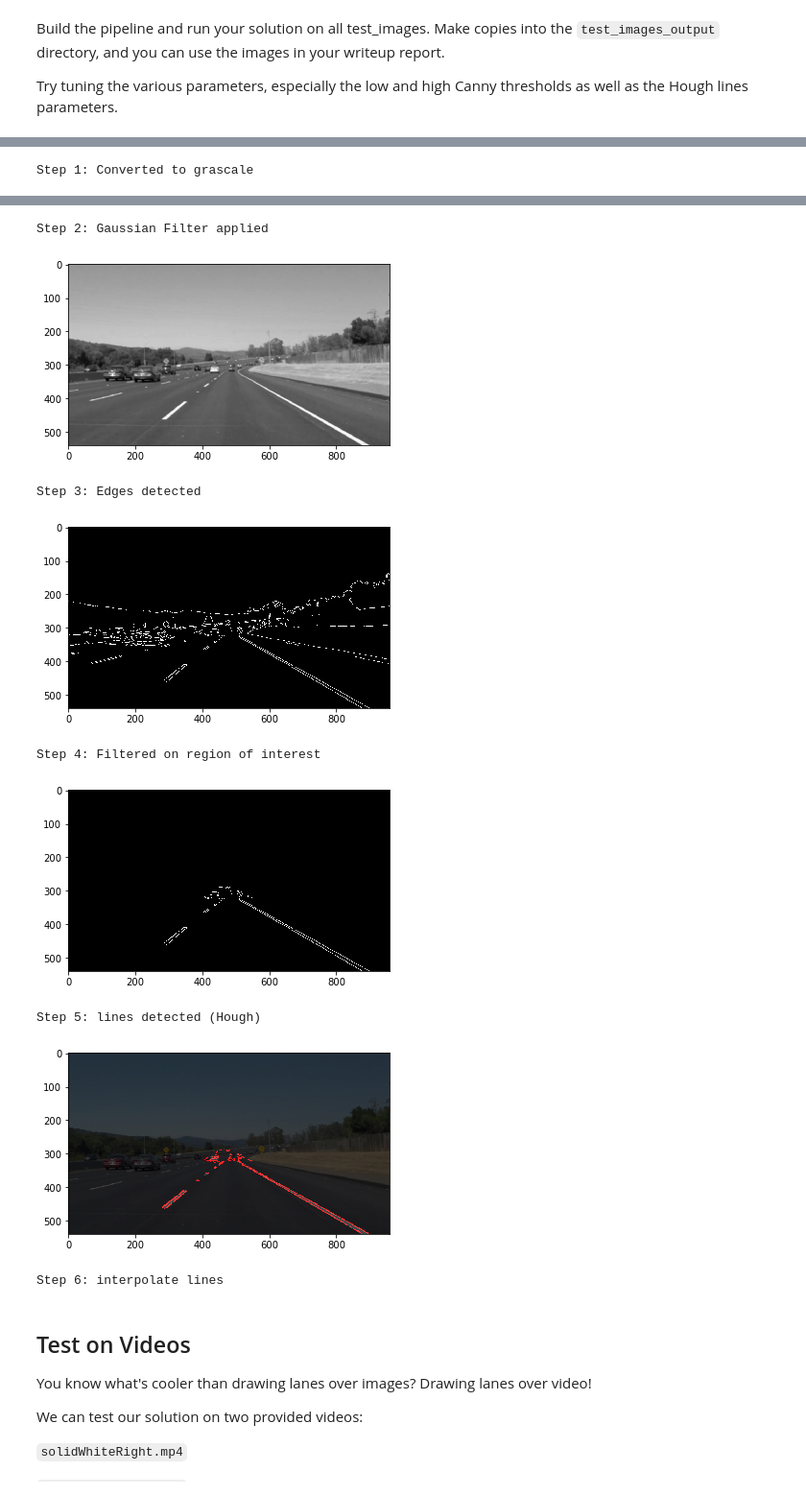
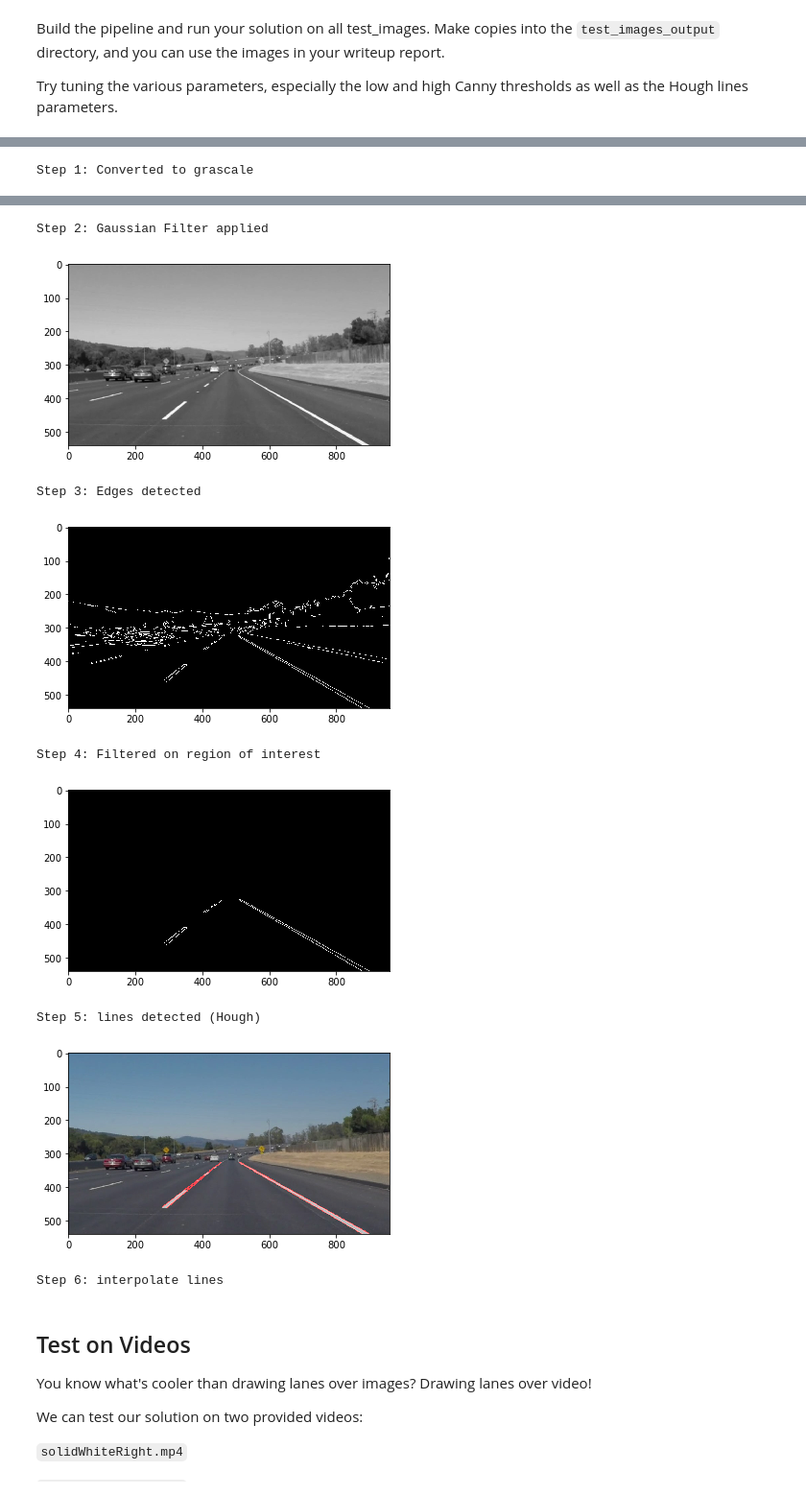
Before and after one commit to andrup/CarND-LaneLines-P1, a Jupyter notebook: P1.ipynb, the cells around one changed output, grey strips where cells are left out. Shown at 96% size. Drawn from its saved outputs; the diff is of its cells as text; code cells hidden in the pictures.

Commit message:
Lane detection ready

```diff
--- a/P1.ipynb
+++ b/P1.ipynb
@@ -195,6 +198,7 @@ Try tuning the various parameters, especially the low and high Canny thresholds
 # %%
 # TODO: Build your pipeline that will draw lane lines on the test_images
 # then save them to the test_images directory.
+
 import sys
 # TODO: Build your pipeline that will draw lane lines on the test_images
 # then save them to the test_images directory.
@@ -212,13 +216,21 @@ print('This image is: ',type(image),
          'with dimensions:', image.shape)
 
 
+# convert to grayscale
+# apply gaussian filter
+# detect edges
+# filter on region of interest
+# detect lines
+# interpolate lines
+
+
 # Read in and grayscale the image
 image = mpimg.imread('test_images/solidWhiteCurve.jpg')
 image_copy = np.copy(image)
 grayimage = grayscale(image_copy)
 
 # Define a kernel size and apply Gaussian smoothing
-kernel_size = 5
+kernel_size = 3
 gaussian_gray = gaussian_blur(grayimage, kernel_size)
 
 # Define our parameters for Canny and apply
@@ -227,7 +239,9 @@ high_threshold = 150
 edges_gaussian_gray = canny(gaussian_gray, low_threshold, high_threshold)
 
 # Focus on region of interest
-vertices = np.array([[(0, ysize),(450, 290), (490, 290), (xsize,ysize)]], dtype=np.int32)
+#vertices = np.array([[(0, ysize),(450, 290), (490, 290), (xsize,ysize)]], dtype=np.int32)
+imshape = image.shape
+vertices = np.array([[(0,imshape[0]),(imshape[1]*.45, imshape[0]/1.65), (imshape[1]*.55, imshape[0]/1.65), (imshape[1],imshape[0])]], dtype=np.int32)
 region_edges_gaussian_gray = region_of_interest(edges_gaussian_gray, vertices)
 
 
@@ -235,31 +249,18 @@ region_edges_gaussian_gray = region_of_interest(edges_gaussian_gray, vertices)
 # Make a blank the same size as our image to draw on
 rho = 1 # distance resolution in pixels of the Hough grid
 theta = np.pi/180 # angular resolution in radians of the Hough grid
-threshold = 1     # minimum number of votes (intersections in Hough grid cell)
-min_line_len = 2 #minimum number of pixels making up a line
-max_line_gap = 1  # maximum gap in pixels between connectable line segments
+threshold = 40     # minimum number of votes (intersections in Hough grid cell)
+min_line_len = 40 #minimum number of pixels making up a line
+max_line_gap = 200 # maximum gap in pixels between connectable line segments
 #line_image = np.copy(image)*0 # creating a blank to draw lines on
 
 # Run Hough on edge detected image
 # Output "lines" is an array containing endpoints of detected line segments
 lines = hough_lines(region_edges_gaussian_gray, rho, theta, threshold, min_line_len, max_line_gap)
 
-#for line in lines:
-#    for x1,y1,x2,y2 in line:
-#        cv2.line(img, (x1, y1), (x2, y2), color, thickness)
-
-#print (lines)
-#sys.exit()
-# get coordinates for lines
-# left lane:  left to
 
 # weighted_img(img, initial_img, α=0.8, β=1., λ=0.):
-hough_image = weighted_img(lines, image, α=0.3, β=1., λ=0.)
-
-#plt.imshow(hough_image)
-#plt.show()
-#sys.exit(0)
-
+hough_image = weighted_img(lines, image, α=0.8, β=1., λ=0.)
 
 # interpolated_image
 
@@ -268,49 +269,44 @@ print("Source Image")
 plt.imshow(image)
 plt.show()
 
-# convert to grascale
 print("Step 1: Converted to grascale")
 plt.imshow(grayimage, cmap='gray')
 plt.show()
 
-# apply gaussian filter
 print("Step 2: Gaussian Filter applied")
 plt.imshow(gaussian_gray, cmap='gray' )
 plt.show()
 
-# detect edges
 print("Step 3: Edges detected")
 plt.imshow(edges_gaussian_gray, cmap='gray' )
 plt.show()
 
-#filter on region of interest
 print("Step 4: Filtered on region of interest")
 plt.imshow(region_edges_gaussian_gray, cmap='gray' )
 plt.show()
 
-# detect lines
 print("Step 5: lines detected (Hough)")
 plt.imshow(hough_image)
 plt.show()
 
-# interpolate lines
 print("Step 6: interpolate lines")
 #ßplt.imshow(interpolated_image)
+
 plt.show()
 # %% [output]
 This image is:  <class 'numpy.ndarray'> with dimensions: (540, 960, 3)
 Source Image
 [figure]
 Step 1: Converted to grascale
 [figure]
 Step 2: Gaussian Filter applied
 [figure]
 Step 3: Edges detected
-[figure, old version]
+[figure, new version]
 Step 4: Filtered on region of interest
-[figure, old version]
+[figure, new version]
 Step 5: lines detected (Hough)
-[figure, old version]
+[figure, new version]
 Step 6: interpolate lines
 # %% [markdown]
 ## Test on Videos
```
Also changed, not shown: parts of 9 cells of this notebook.
